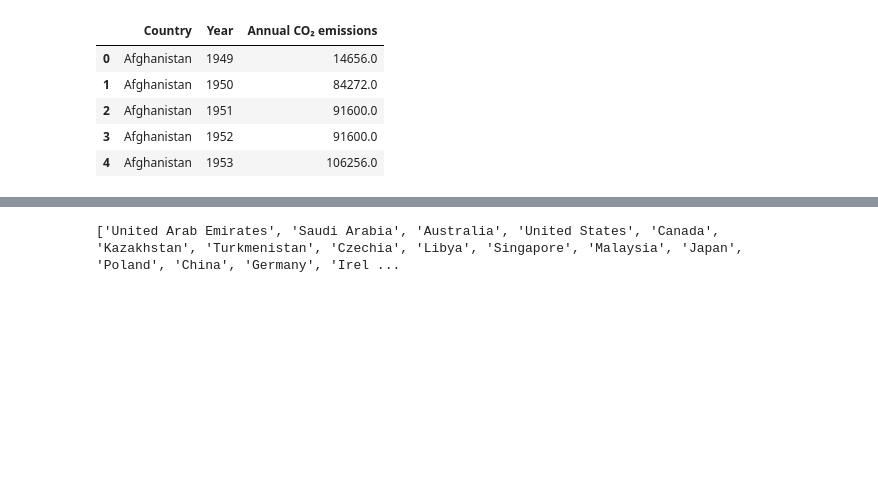
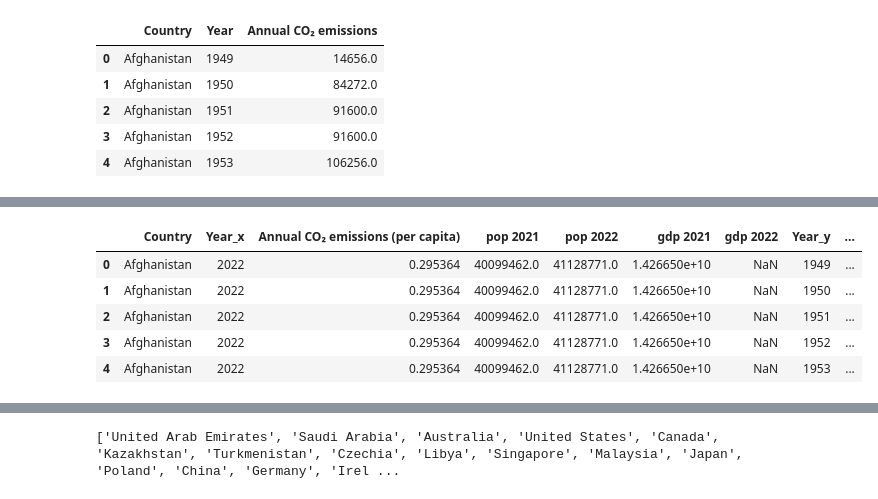
Before and after one commit to LydiaStoneKonstanski/PerCapitaCO2Emissions_data_visualization, a Jupyter notebook: data/co2dataframes.ipynb, the cells around one changed output, grey strips where cells are left out. Drawn from its saved outputs; the diff is of its cells as text; code cells hidden in the pictures; blank space fills up the shorter version.

```diff
--- a/data/co2dataframes.ipynb
+++ b/data/co2dataframes.ipynb
@@ -83,3 +97,12 @@ largest.head()
+# %%
+largest.head()
+# %% [output]
+|  | Country | Year_x | Annual CO₂ emissions (per capita) | pop 2021 | pop 2022 | gdp 2021 | gdp 2022 | Year_y | ... |
+| 0 | Afghanistan | 2022 | 0.295364 | 40099462.0 | 41128771.0 | 1.426650e+10 | NaN | 1949 | ... |
+| 1 | Afghanistan | 2022 | 0.295364 | 40099462.0 | 41128771.0 | 1.426650e+10 | NaN | 1950 | ... |
+| 2 | Afghanistan | 2022 | 0.295364 | 40099462.0 | 41128771.0 | 1.426650e+10 | NaN | 1951 | ... |
+| 3 | Afghanistan | 2022 | 0.295364 | 40099462.0 | 41128771.0 | 1.426650e+10 | NaN | 1952 | ... |
+| 4 | Afghanistan | 2022 | 0.295364 | 40099462.0 | 41128771.0 | 1.426650e+10 | NaN | 1953 | ... |
 # %%
 top_twenty = largest.nlargest(20,'Annual CO₂ emissions (per capita)')
 top_twenty.head(20)
```
Also changed, not shown: parts of 15 cells of this notebook, 2 other files.
